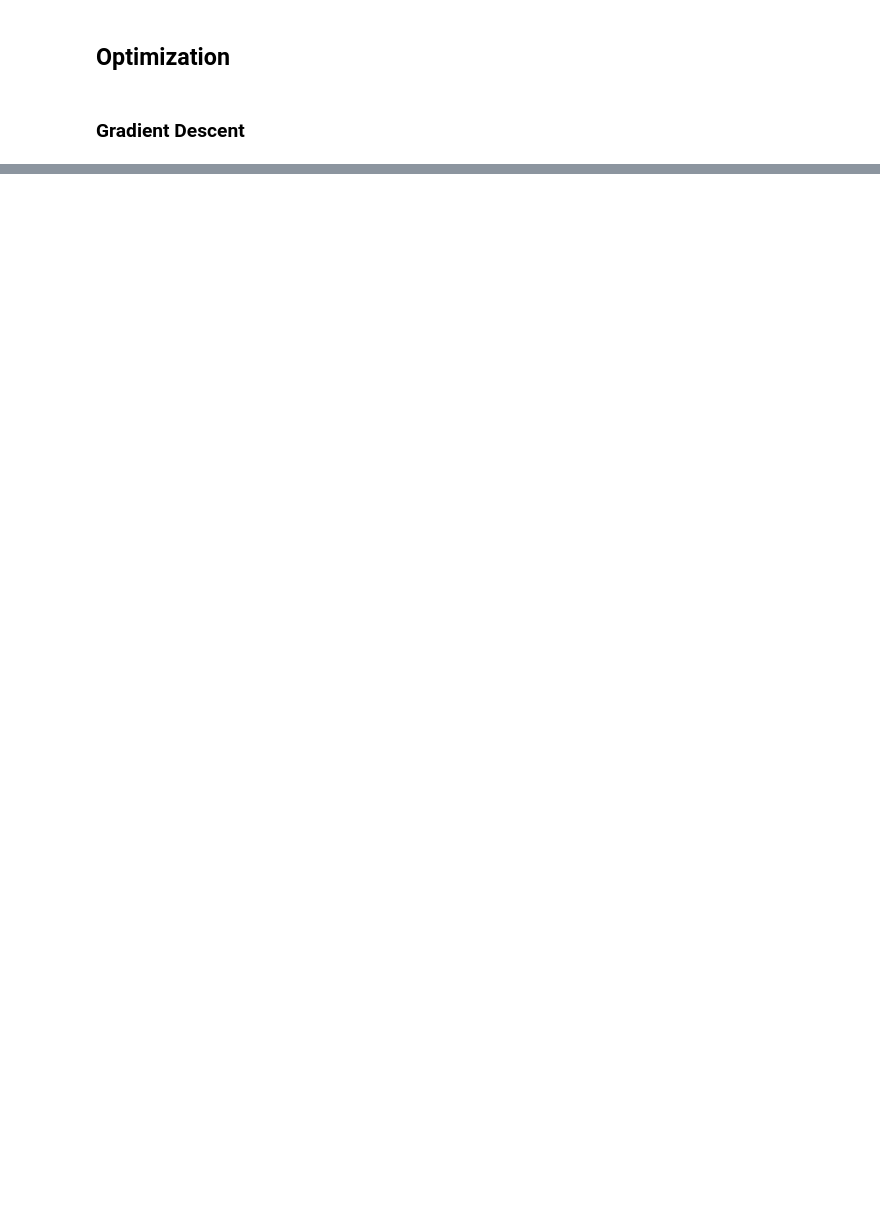
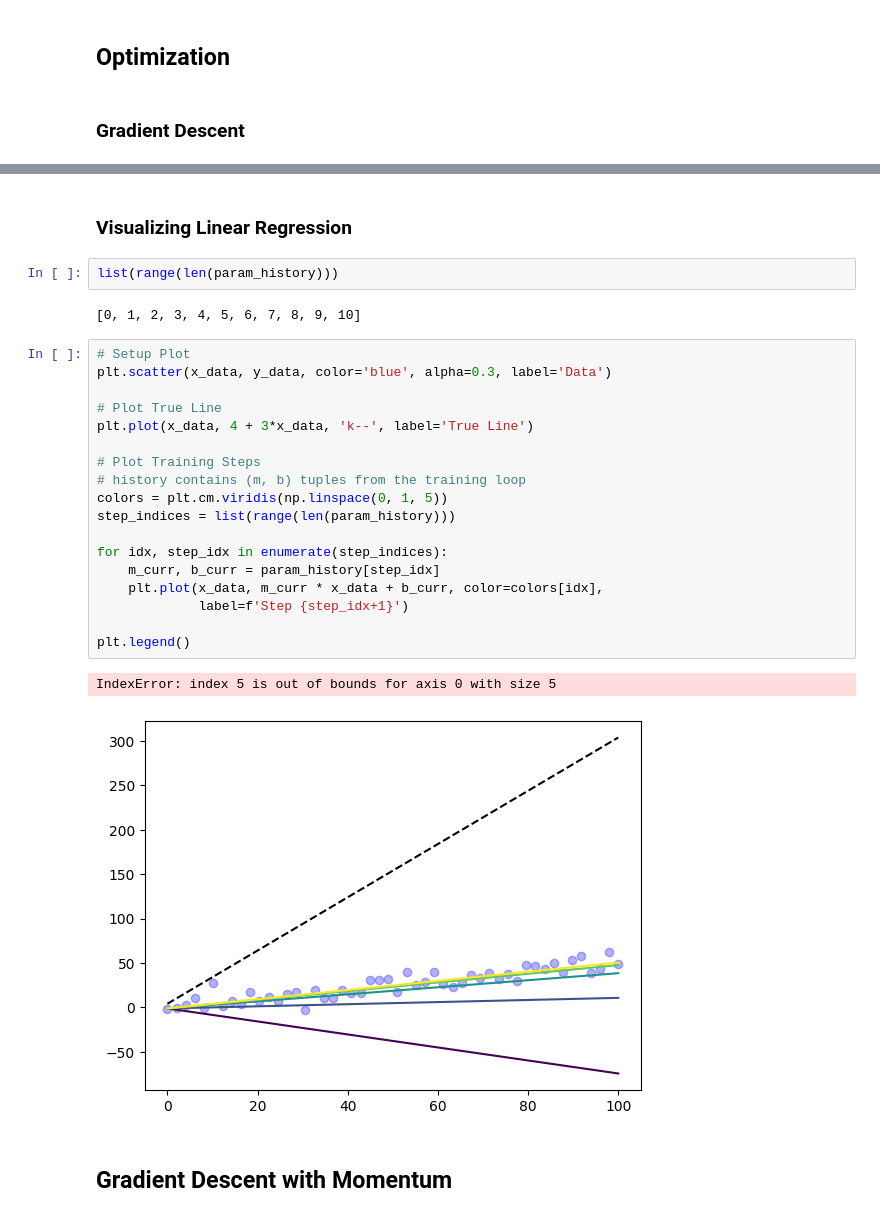
Before and after one commit to joshfpedro/math-328, a Jupyter notebook: numerical_calculus.ipynb, the cells around one changed output, grey strips where cells are left out. Drawn from its saved outputs; the diff is of its cells as text; blank space fills up the shorter version.

```diff
--- a/numerical_calculus.ipynb
+++ b/numerical_calculus.ipynb
@@ -314,0 +313,29 @@ plt.show()
+# %% [markdown]
+### Visualizing Linear Regression
+# %%
+list(range(len(param_history)))
+# %% [output]
+[0, 1, 2, 3, 4, 5, 6, 7, 8, 9, 10]
+# %%
+# Setup Plot
+plt.scatter(x_data, y_data, color='blue', alpha=0.3, label='Data')
+
+# Plot True Line
+plt.plot(x_data, 4 + 3*x_data, 'k--', label='True Line')
+
+# Plot Training Steps
+# history contains (m, b) tuples from the training loop
+colors = plt.cm.viridis(np.linspace(0, 1, 5))
+step_indices = list(range(len(param_history)))
+
+for idx, step_idx in enumerate(step_indices):
+    m_curr, b_curr = param_history[step_idx]
+    plt.plot(x_data, m_curr * x_data + b_curr, color=colors[idx],
+             label=f'Step {step_idx+1}')
+
+plt.legend()
+# %% [output]
+IndexError: index 5 is out of bounds for axis 0 with size 5
+[figure, added]
+# %% [markdown]
+## Gradient Descent with Momentum
```
Also changed, not shown: parts of 13 cells of this notebook.
